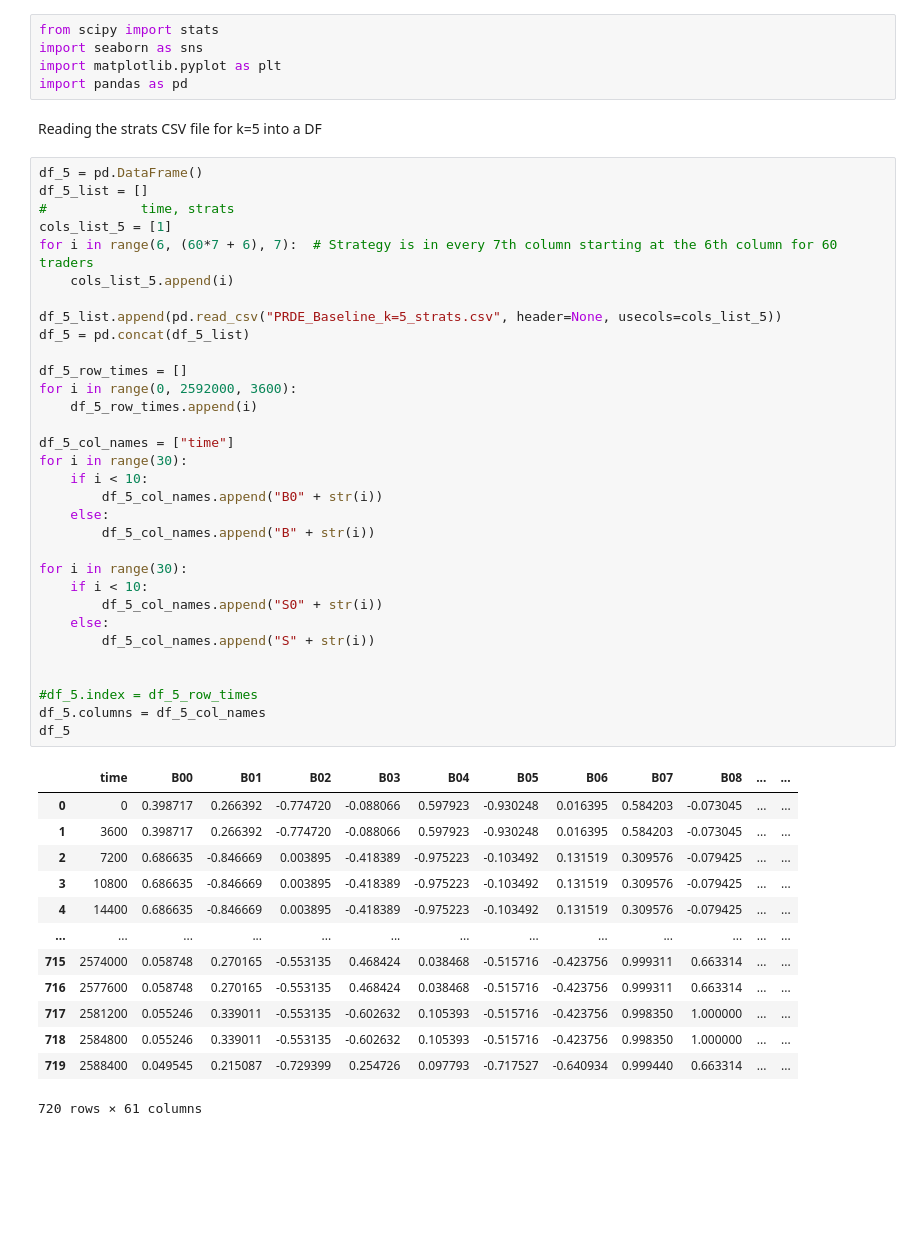
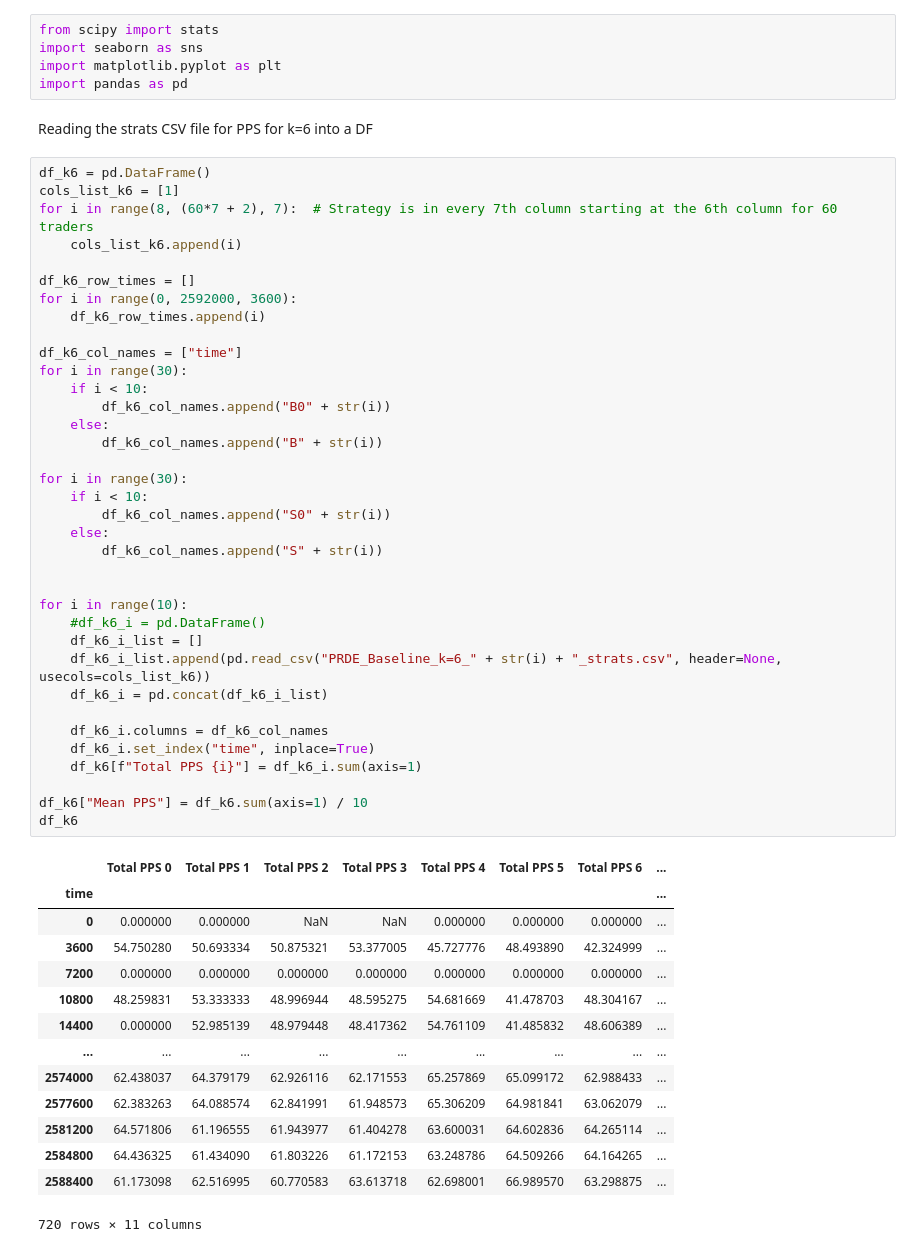
Before and after one commit to MJ-Peters/INFT-Coursework-PRDE-Trader-Evaluation-and-Improvement, a Jupyter notebook: Investigating K and F/k Experiment/k Data Analysis.ipynb, the cells around one changed output. Drawn from its saved outputs; the diff is of its cells as text; blank space fills up the shorter version.

```diff
--- a/Investigating K and F/k Experiment/k Data Analysis.ipynb
+++ b/Investigating K and F/k Experiment/k Data Analysis.ipynb
@@ -6,50 +6,55 @@ import seaborn as sns
 import matplotlib.pyplot as plt
 import pandas as pd
 # %% [markdown]
-Reading the strats CSV file for k=5 into a DF
+Reading the strats CSV file for PPS for k=6 into a DF
 # %%
-df_5 = pd.DataFrame()
-df_5_list = []
-#            time, strats
-cols_list_5 = [1]
-for i in range(6, (60*7 + 6), 7):  # Strategy is in every 7th column starting at the 6th column for 60 traders
-    cols_list_5.append(i)
+df_k6 = pd.DataFrame()
+cols_list_k6 = [1]
+for i in range(8, (60*7 + 2), 7):  # Strategy is in every 7th column starting at the 6th column for 60 traders
+    cols_list_k6.append(i)
 
-df_5_list.append(pd.read_csv("PRDE_Baseline_k=5_strats.csv", header=None, usecols=cols_list_5))
-df_5 = pd.concat(df_5_list)
+df_k6_row_times = []
+for i in range(0, 2592000, 3600):
+    df_k6_row_times.append(i)
 
-df_5_row_times = []
-for i in range(0, 2592000, 3600):
-    df_5_row_times.append(i)
-
-df_5_col_names = ["time"]
+df_k6_col_names = ["time"]
 for i in range(30):
     if i < 10:
-        df_5_col_names.append("B0" + str(i))
+        df_k6_col_names.append("B0" + str(i))
     else:
-        df_5_col_names.append("B" + str(i))
+        df_k6_col_names.append("B" + str(i))
 
 for i in range(30):
     if i < 10:
-        df_5_col_names.append("S0" + str(i))
+        df_k6_col_names.append("S0" + str(i))
     else:
-        df_5_col_names.append("S" + str(i))
+        df_k6_col_names.append("S" + str(i))
 
 
-#df_5.index = df_5_row_times
-df_5.columns = df_5_col_names
-df_5
+for i in range(10):
+    #df_k6_i = pd.DataFrame()
+    df_k6_i_list = []
+    df_k6_i_list.append(pd.read_csv("PRDE_Baseline_k=6_" + str(i) + "_strats.csv", header=None, usecols=cols_list_k6))
+    df_k6_i = pd.concat(df_k6_i_list)
+
+    df_k6_i.columns = df_k6_col_names
+    df_k6_i.set_index("time", inplace=True)
+    df_k6[f"Total PPS {i}"] = df_k6_i.sum(axis=1)
+
+df_k6["Mean PPS"] = df_k6.sum(axis=1) / 10
+df_k6
 # %% [output]
-|  | time | B00 | B01 | B02 | B03 | B04 | B05 | B06 | B07 | B08 | ... | ... |
-| 0 | 0 | 0.398717 | 0.266392 | -0.774720 | -0.088066 | 0.597923 | -0.930248 | 0.016395 | 0.584203 | -0.073045 | ... | ... |
-| 1 | 3600 | 0.398717 | 0.266392 | -0.774720 | -0.088066 | 0.597923 | -0.930248 | 0.016395 | 0.584203 | -0.073045 | ... | ... |
-| 2 | 7200 | 0.686635 | -0.846669 | 0.003895 | -0.418389 | -0.975223 | -0.103492 | 0.131519 | 0.309576 | -0.079425 | ... | ... |
-| 3 | 10800 | 0.686635 | -0.846669 | 0.003895 | -0.418389 | -0.975223 | -0.103492 | 0.131519 | 0.309576 | -0.079425 | ... | ... |
-| 4 | 14400 | 0.686635 | -0.846669 | 0.003895 | -0.418389 | -0.975223 | -0.103492 | 0.131519 | 0.309576 | -0.079425 | ... | ... |
-| ... | ... | ... | ... | ... | ... | ... | ... | ... | ... | ... | ... | ... |
-| 715 | 2574000 | 0.058748 | 0.270165 | -0.553135 | 0.468424 | 0.038468 | -0.515716 | -0.423756 | 0.999311 | 0.663314 | ... | ... |
-| 716 | 2577600 | 0.058748 | 0.270165 | -0.553135 | 0.468424 | 0.038468 | -0.515716 | -0.423756 | 0.999311 | 0.663314 | ... | ... |
-| 717 | 2581200 | 0.055246 | 0.339011 | -0.553135 | -0.602632 | 0.105393 | -0.515716 | -0.423756 | 0.998350 | 1.000000 | ... | ... |
-| 718 | 2584800 | 0.055246 | 0.339011 | -0.553135 | -0.602632 | 0.105393 | -0.515716 | -0.423756 | 0.998350 | 1.000000 | ... | ... |
-| 719 | 2588400 | 0.049545 | 0.215087 | -0.729399 | 0.254726 | 0.097793 | -0.717527 | -0.640934 | 0.999440 | 0.663314 | ... | ... |
+|  | Total PPS 0 | Total PPS 1 | Total PPS 2 | Total PPS 3 | Total PPS 4 | Total PPS 5 | Total PPS 6 | ... |
+| time |  |  |  |  |  |  |  | ... |
+| 0 | 0.000000 | 0.000000 | NaN | NaN | 0.000000 | 0.000000 | 0.000000 | ... |
+| 3600 | 54.750280 | 50.693334 | 50.875321 | 53.377005 | 45.727776 | 48.493890 | 42.324999 | ... |
+| 7200 | 0.000000 | 0.000000 | 0.000000 | 0.000000 | 0.000000 | 0.000000 | 0.000000 | ... |
+| 10800 | 48.259831 | 53.333333 | 48.996944 | 48.595275 | 54.681669 | 41.478703 | 48.304167 | ... |
+| 14400 | 0.000000 | 52.985139 | 48.979448 | 48.417362 | 54.761109 | 41.485832 | 48.606389 | ... |
+| ... | ... | ... | ... | ... | ... | ... | ... | ... |
+| 2574000 | 62.438037 | 64.379179 | 62.926116 | 62.171553 | 65.257869 | 65.099172 | 62.988433 | ... |
+| 2577600 | 62.383263 | 64.088574 | 62.841991 | 61.948573 | 65.306209 | 64.981841 | 63.062079 | ... |
+| 2581200 | 64.571806 | 61.196555 | 61.943977 | 61.404278 | 63.600031 | 64.602836 | 64.265114 | ... |
+| 2584800 | 64.436325 | 61.434090 | 61.803226 | 61.172153 | 63.248786 | 64.509266 | 64.164265 | ... |
+| 2588400 | 61.173098 | 62.516995 | 60.770583 | 63.613718 | 62.698001 | 66.989570 | 63.298875 | ... |
-720 rows × 61 columns
+720 rows × 11 columns
```
Also changed, not shown: parts of 3 cells of this notebook.
